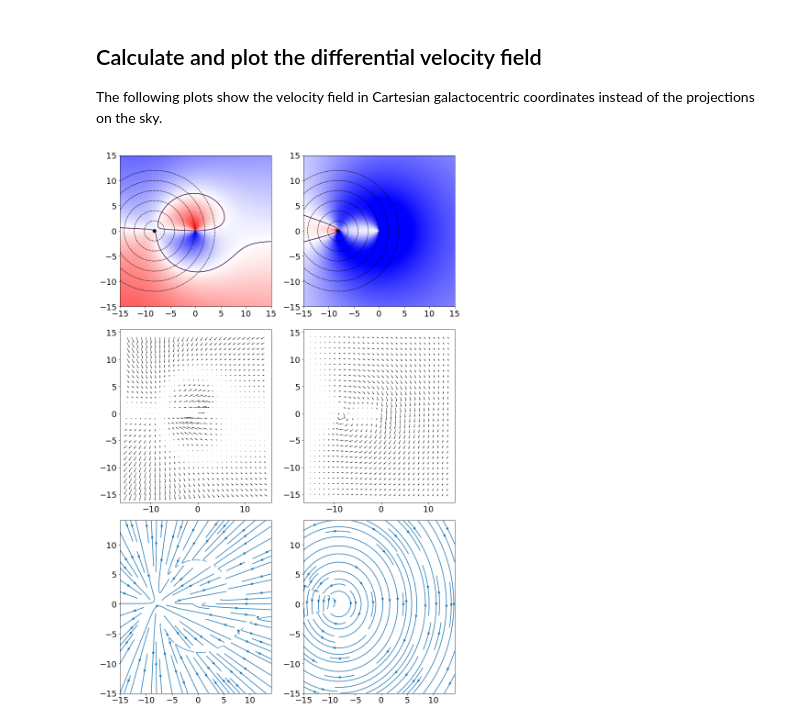
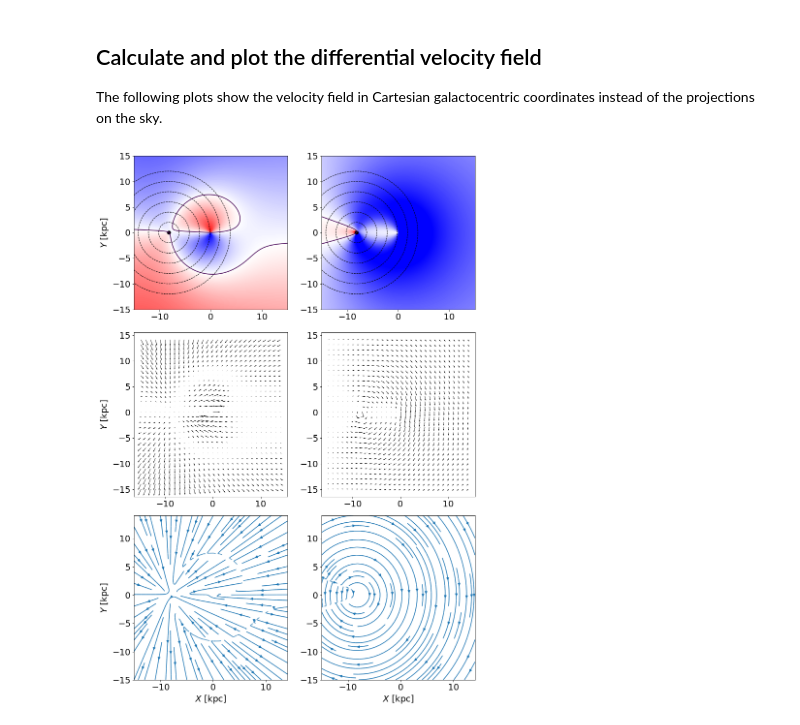
Before and after one commit to agabrown/gaiaedr3-proper-motion-visualizations, a Jupyter notebook: all-sky-average-proper-motions/ExpectedKinematicSkyMaps.ipynb, the cells around one changed output. Drawn from its saved outputs; the diff is of its cells as text; code cells hidden in the pictures.

```diff
--- a/all-sky-average-proper-motions/ExpectedKinematicSkyMaps.ipynb
+++ b/all-sky-average-proper-motions/ExpectedKinematicSkyMaps.ipynb
@@ -119,7 +119,7 @@ b = np.deg2rad(b)
 
 p, q, r = normalTriad(l,b)
 
-distance = 6000.0
+distance = 1000.0
 Rsun = 8178.0
 zsun = 20.8
 vphi = -240.0
@@ -262,7 +262,7 @@ vrady = (r[1,:,:]*vrad)[sl]
 vlx = (p[0,:,:]*vl)[sl]
 vly = (p[1,:,:]*vl)[sl]
 
-fig=plt.figure(constrained_layout=True, figsize=(11,17))
+fig=plt.figure(constrained_layout=True, figsize=(11,16))
 gs = GridSpec(3, 2, figure=fig)
 
 axradvelcont = fig.add_subplot(gs[0,0])
@@ -270,31 +270,36 @@ axradvelcont.imshow(vrad, origin='lower', extent=[-15,15,-15,15], cmap=cm.bwr,
                    vmin=-np.abs(vrad).max(), vmax=np.abs(vrad).max())
 axradvelcont.contour(xx, yy, vrad, extent=[-15,15,-15,15], levels=[0])
 axradvelcont.scatter(-Rsun/1000, 0, s=50, c='k')
 circles = [Circle((-Rsun_kpc,0), i, fill=False, ls='--') for i in range(2,14,2)]
 for i in range(len(circles)):
     axradvelcont.add_artist(circles[i])
+axradvelcont.set_ylabel('$Y$ [kpc]')
 
 axvmlcont = fig.add_subplot(gs[0,1])
 axvmlcont.imshow(vl, origin='lower', extent=[-15,15,-15,15], cmap=cm.bwr,
                  vmin=-7, vmax=7)
 axvmlcont.contour(xx, yy, vl, extent=[-15,15,-15,15], levels=[0])
 axvmlcont.scatter(-Rsun/1000, 0, s=50, c='k')
 circles = [Circle((-Rsun_kpc,0), i, fill=False, ls='--') for i in range(2,14,2)]
 for i in range(len(circles)):
     axvmlcont.add_artist(circles[i])
 
 axradvelarrow = fig.add_subplot(gs[1,0])
 axradvelarrow.quiver(xsl, ysl, vradx, vrady)
+axradvelarrow.set_ylabel('$Y$ [kpc]')
 
 axvlarrow = fig.add_subplot(gs[1,1])
 axvlarrow.quiver(xsl, ysl, vlx, vly)
 
 axradvel = fig.add_subplot(gs[2,0])
 axradvel.streamplot(xsl, ysl, vradx, vrady)
+axradvel.set_xlabel('$X$ [kpc]')
+axradvel.set_ylabel('$Y$ [kpc]')
 
 axvl = fig.add_subplot(gs[2,1])
 axvl.streamplot(xsl, ysl, vlx, vly)
+axvl.set_xlabel('$X$ [kpc]')
 
 plt.show()
 # %% [output]
-[figure, old version]
+[figure, new version]
```
Also changed, not shown: parts of 1 cell of this notebook, 2 other files.
